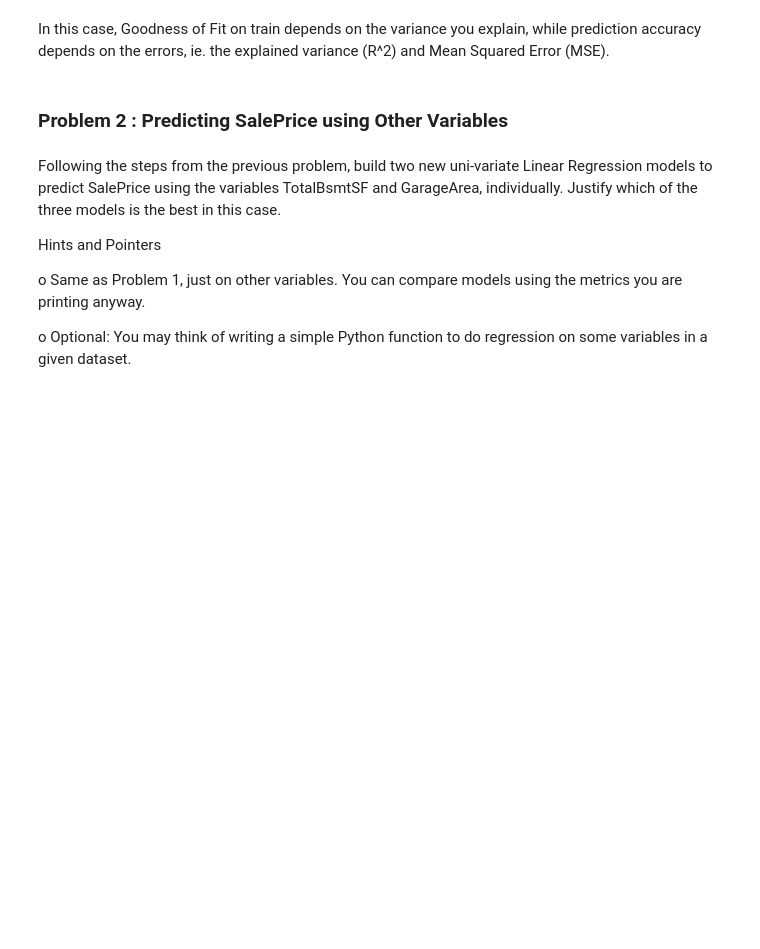
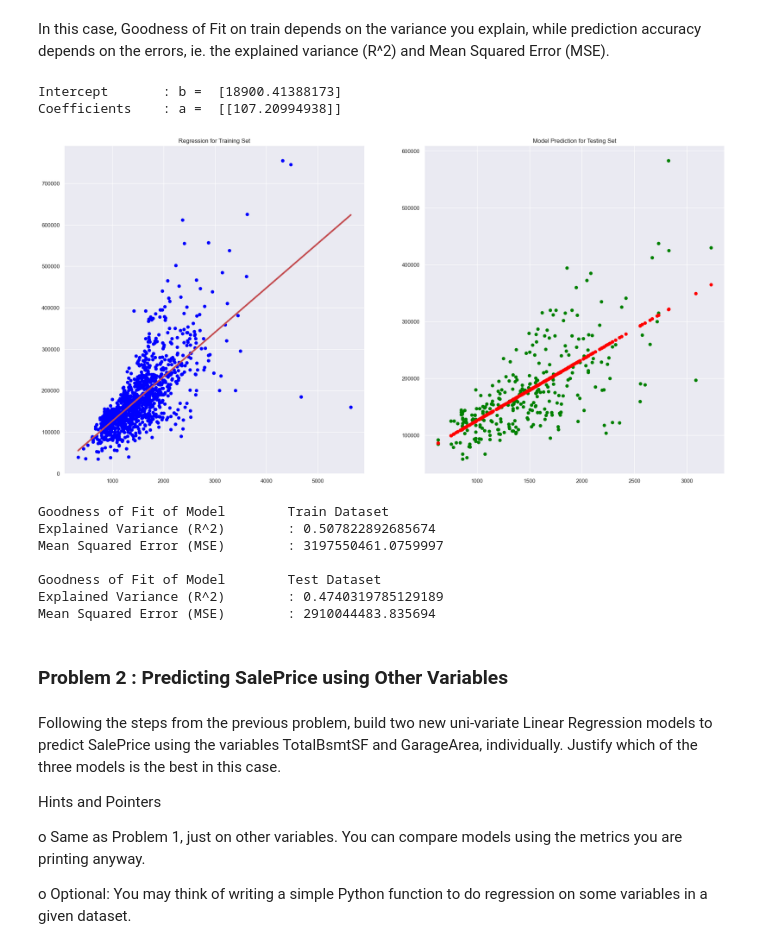
Before and after one commit to keithfykai/sc1015, a Jupyter notebook: Lab 4/lab4 solution.ipynb, the cells around one changed output. Drawn from its saved outputs; the diff is of its cells as text; code cells hidden in the pictures; blank space fills up the shorter version.

```diff
--- a/Lab 4/lab4 solution.ipynb
+++ b/Lab 4/lab4 solution.ipynb
@@ -293,5 +179,63 @@ Root Mean Squared Error (RMSE)  : 49155.37597873547
 # %% [markdown]
 In this case, Goodness of Fit on train depends on the variance you explain, while prediction accuracy depends on the errors, ie. the explained variance (R^2) and Mean Squared Error (MSE).
+# %%
+def lr(X, y, df):
+
+
+    X = pd.DataFrame(df[X])
+    y = pd.DataFrame(df[y])
+
+    X_train, X_test, y_train, y_test = train_test_split(X, y, test_size=0.2)
+
+    model = LinearRegression()
+    model.fit(X_train ,y_train)
+
+    print('Intercept \t: b = ', model.intercept_)
+    print('Coefficients \t: a = ', model.coef_)
+
+    # Formula for the Regression line
+    regline_x = X_train
+    regline_y = model.intercept_ + model.coef_ * X_train
+
+    # Predict Response corresponding to Predictors
+    y_train_pred = model.predict(X_train)
+    y_test_pred = model.predict(X_test)
+
+    f, axes = plt.subplots(1, 2, figsize=(24, 12))
+
+    axes[0].scatter(X_train, y_train, color = "blue")
+    axes[0].plot(regline_x, regline_y, 'r-', linewidth = 3)
+    axes[0].set_title("Regression for Training Set")
+
+    axes[1].scatter(X_test, y_test, color = "green")
+    axes[1].scatter(X_test, y_test_pred, color = "red")
+    axes[1].set_title("Model Prediction for Testing Set")
+    plt.show()
+
+    # Check the Goodness of Fit (on Train Data)
+    print("Goodness of Fit of Model \tTrain Dataset")
+    print("Explained Variance (R^2) \t:", model.score(X_train, y_train))
+    print("Mean Squared Error (MSE) \t:", mean_squared_error(y_train, y_train_pred))
+    print()
+
+    # Check the Goodness of Fit (on Test Data)
+    print("Goodness of Fit of Model \tTest Dataset")
+    print("Explained Variance (R^2) \t:", model.score(X_test, y_test))
+    print("Mean Squared Error (MSE) \t:", mean_squared_error(y_test, y_test_pred))
+    print()
+
+lr(X='GrLivArea', y='SalePrice', df=house_prices)
+# %% [output]
+Intercept       : b =  [18900.41388173]
+Coefficients    : a =  [[107.20994938]]
+[figure, added]
+Goodness of Fit of Model        Train Dataset
+Explained Variance (R^2)        : 0.507822892685674
+Mean Squared Error (MSE)        : 3197550461.0759997
+
+Goodness of Fit of Model        Test Dataset
+Explained Variance (R^2)        : 0.4740319785129189
+Mean Squared Error (MSE)        : 2910044483.835694
 # %% [markdown]
 ### Problem 2 : Predicting SalePrice using Other Variables
 # %% [markdown]
```
Also changed, not shown: parts of 43 cells of this notebook, 1 other file.
